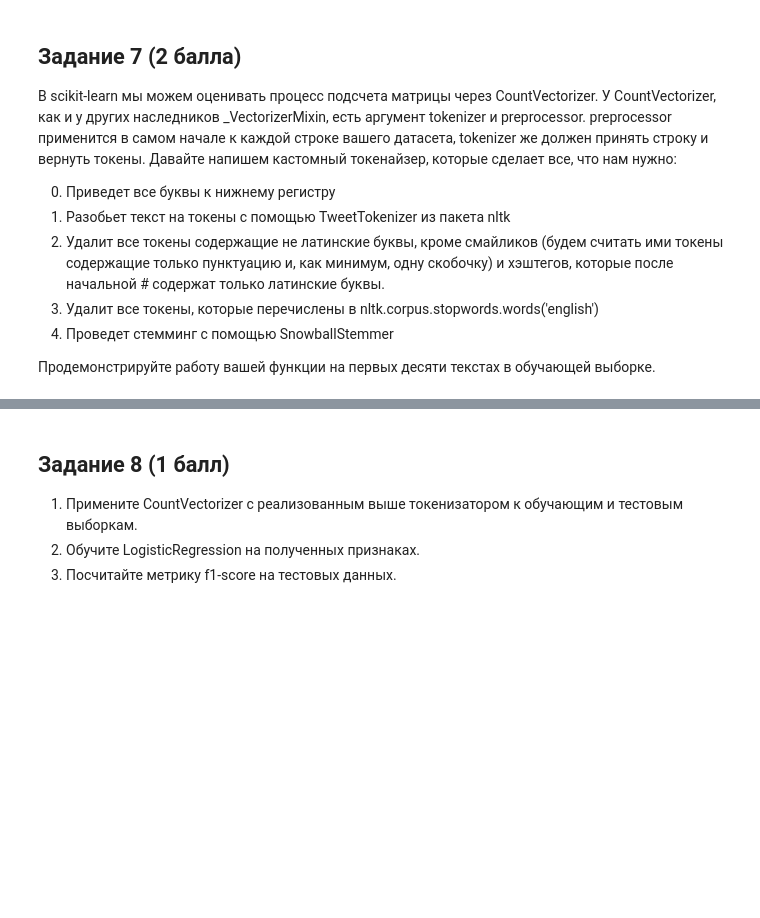
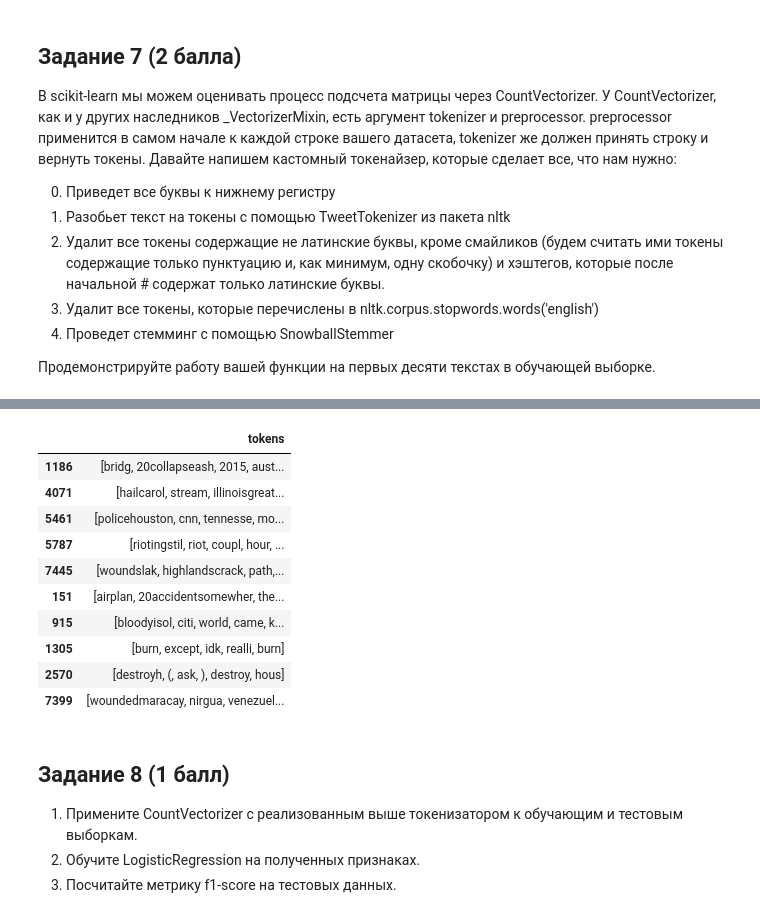
Before and after one commit to krottttt/iad, a Jupyter notebook: sem_2_Hw_6/hw06.ipynb, the cells around one changed output, grey strips where cells are left out. Drawn from its saved outputs; the diff is of its cells as text; code cells hidden in the pictures; blank space fills up the shorter version.

```diff
--- a/sem_2_Hw_6/hw06.ipynb
+++ b/sem_2_Hw_6/hw06.ipynb
@@ -125,7 +140,5 @@ train_n
 2. Какого размера получилась матрица?
 # %%
 from sklearn.feature_extraction.text import CountVectorizer
-pd.set_option('display.max_colwidth', 100)
 cnt_vec = CountVectorizer()
 X = cnt_vec.fit_transform(train_n['text'])
-cnt_vec.vocabulary_
@@ -204,3 +191,10 @@ print(ans(cnt_vec.get_feature_names()))
 from nltk.tokenize import TweetTokenizer
 # Чтобы узнать, какие параметры есть у этого токенайзера - используйте help(TweetTokenizer)
 # Для того, чтобы передать токенайзер в CountVectorizer используйте параметр tokenizer
+# text = "".join(list(train_n['text']))
+tok = TweetTokenizer()
+tok = tok.tokenize
+# print(text)
+cnt_vec = CountVectorizer(analyzer='word',tokenizer = tok)
+X_1 = cnt_vec.fit_transform(list(train_n['text']))
+# pd.DataFrame.from_dict(cnt_vec.vocabulary_,orient='index')
@@ -220,3 +230,42 @@ from nltk.tokenize import TweetTokenizer
+# %%
+from nltk.corpus import stopwords
+from string import punctuation
+from nltk.stem.snowball import SnowballStemmer
+import re
+
+def token(line):
+    line = line.lower()
+    tok = TweetTokenizer()
+    line = tok.tokenize(line)
+    line_tokens = []
+    for x in line:
+        if x not in stopwords.words('english'):
+            if not all(map(lambda y: re.search(r'[0-9a-z]',y),x)):
+                if x[0] =='#' and x[1:].isalpha():
+                    line_tokens.append(x)
+                elif ((')' in x or '(' in x) and all(map(lambda y: y in punctuation,x))):
+                    line_tokens.append(x)
+            else:
+                line_tokens.append(x)
+    stemmer = SnowballStemmer('english')
+    line_stemmed = [stemmer.stem(w) for w in line_tokens]
+    return line_stemmed
+# %%
+train_n['tokens'] = list(map(token,list(train_n['text'])))
+# %%
+pd.DataFrame(train_n['tokens'].head(10))
+# %% [output]
+|  | tokens |
+| 1186 | [bridg, 20collapseash, 2015, aust... |
+| 4071 | [hailcarol, stream, illinoisgreat... |
+| 5461 | [policehouston, cnn, tennesse, mo... |
+| 5787 | [riotingstil, riot, coupl, hour, ... |
+| 7445 | [woundslak, highlandscrack, path,... |
+| 151 | [airplan, 20accidentsomewher, the... |
+| 915 | [bloodyisol, citi, world, came, k... |
+| 1305 | [burn, except, idk, realli, burn] |
+| 2570 | [destroyh, (, ask, ), destroy, hous] |
+| 7399 | [woundedmaracay, nirgua, venezuel... |
 # %% [markdown]
 ## Задание 8 (1 балл)
 
```
Also changed, not shown: parts of 16 cells of this notebook.
